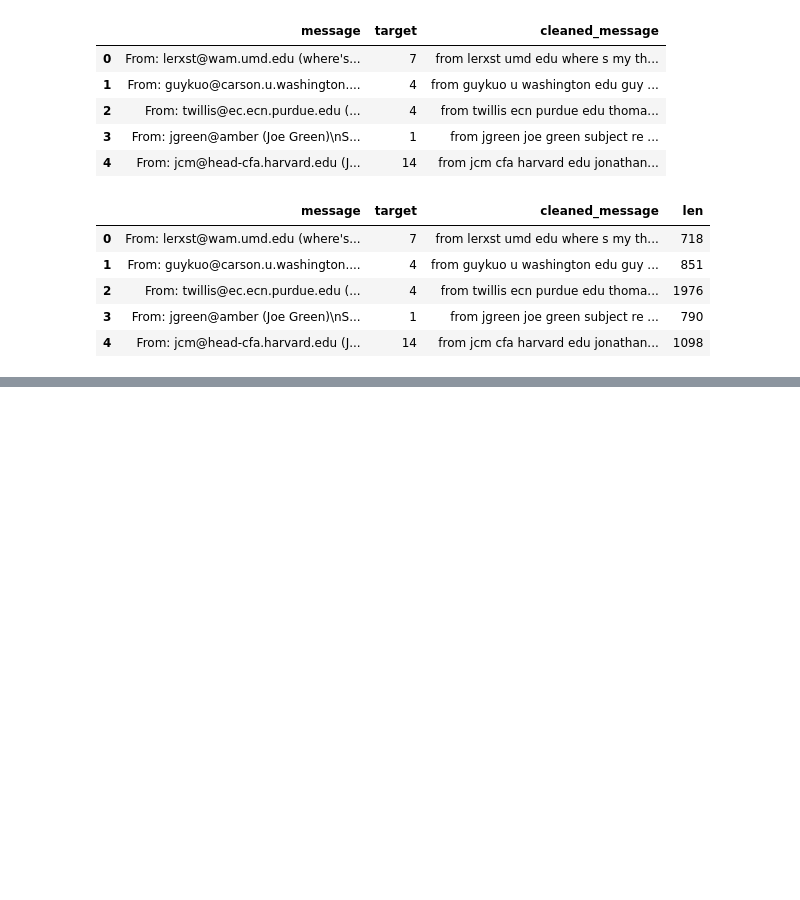
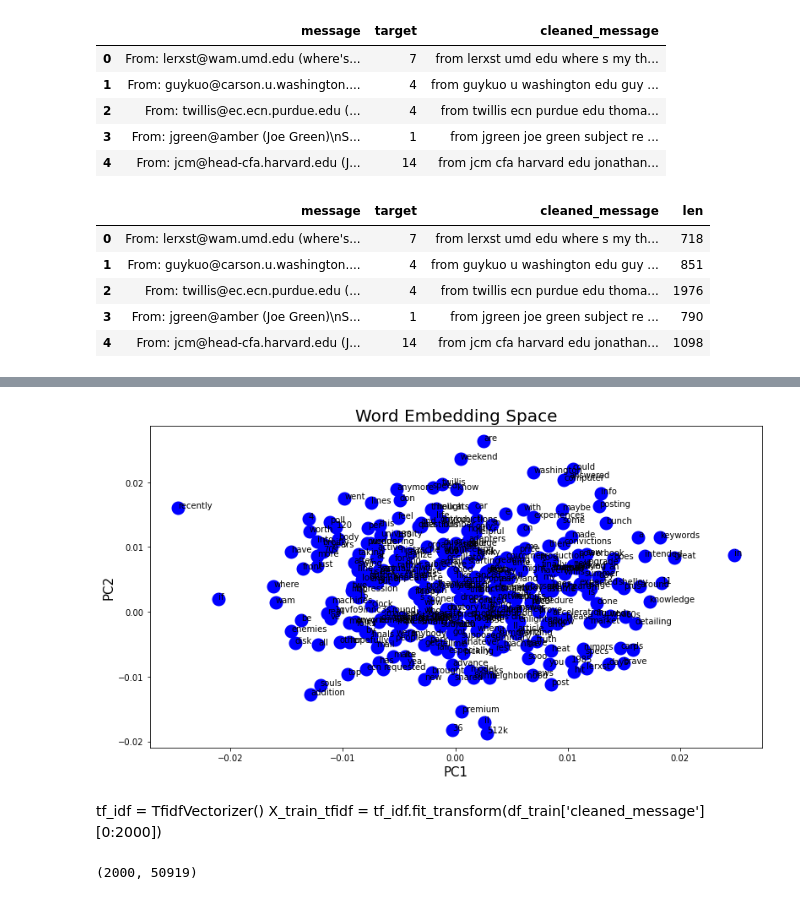
Before and after one commit to faizankhan29/Word_Embeddings_with_PCA, a Jupyter notebook: Word Level Representations.ipynb, the cells around one changed output, grey strips where cells are left out. Drawn from its saved outputs; the diff is of its cells as text; code cells hidden in the pictures; blank space fills up the shorter version.

Commit message:
Added basic word visualizations

```diff
--- a/Word Level Representations.ipynb
+++ b/Word Level Representations.ipynb
@@ -116,3 +115,7 @@ df_train.head()
 | 2 | From: twillis@ec.ecn.purdue.edu (... | 4 | from twillis ecn purdue edu thoma... | 1976 |
 | 3 | From: jgreen@amber (Joe Green)\nS... | 1 | from jgreen joe green subject re ... | 790 |
 | 4 | From: jcm@head-cfa.harvard.edu (J... | 14 | from jcm cfa harvard edu jonathan... | 1098 |
+# %%
+from gensim.models import Word2Vec
+tokens = [nltk.word_tokenize(words) for words in df_train['cleaned_message'][0:2]]
+model = Word2Vec(tokens,size=50,sg=1,min_count=1)
@@ -118,0 +131,5 @@ df_train.head()
+# %%
+X=model[model.wv.vocab]
+df=pd.DataFrame(X)
+df.shape
+df.head()
@@ -118,0 +144,17 @@ df_train.head()
+# %%
+#Computing the correlation matrix
+X_corr=df.corr()
+
+#Computing eigen values and eigen vectors
+values,vectors=np.linalg.eig(X_corr)
+
+#Sorting the eigen vectors coresponding to eigen values in descending order
+args = (-values).argsort()
+values = vectors[args]
+vectors = vectors[:, args]
+
+#Taking first 2 components which explain maximum variance for projecting
+new_vectors=vectors[:,:2]
+
+#Projecting it onto new dimesion with 2 axis
+new_X=np.dot(X,new_vectors)
@@ -118,0 +181,19 @@ df_train.head()
+# %%
+import matplotlib.pyplot as plt
+plt.figure(figsize=(13,7))
+plt.scatter(new_X[:,0],new_X[:,1],linewidths=10,color='blue')
+plt.xlabel("PC1",size=15)
+plt.ylabel("PC2",size=15)
+plt.title("Word Embedding Space",size=20)
+vocab=list(model.wv.vocab)
+for i, word in enumerate(vocab):
+    plt.annotate(word,xy=(new_X[i,0],new_X[i,1]))
+# %% [output]
+[figure, added]
+# %% [markdown]
+tf_idf = TfidfVectorizer()
+X_train_tfidf = tf_idf.fit_transform(df_train['cleaned_message'][0:2000])
+# %%
+X_train_tfidf.toarray().shape
+# %% [output]
+(2000, 50919)
```
Also changed, not shown: parts of 19 cells of this notebook.
